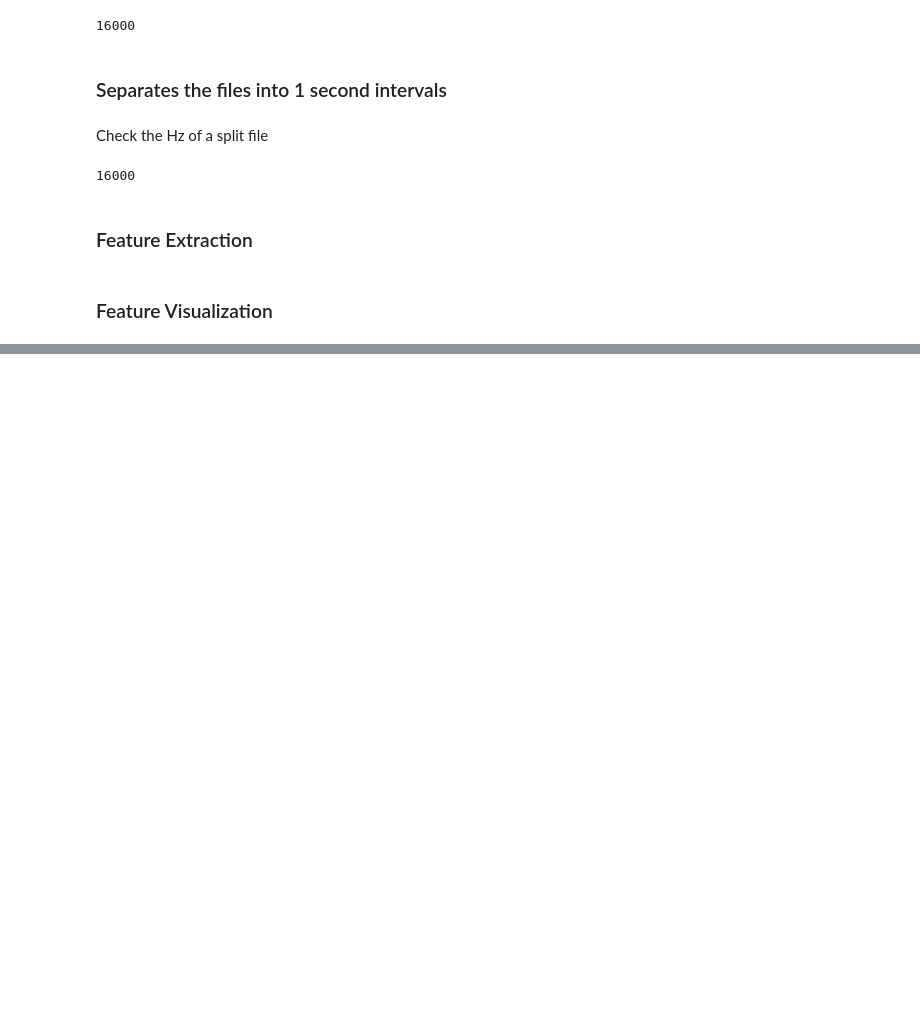
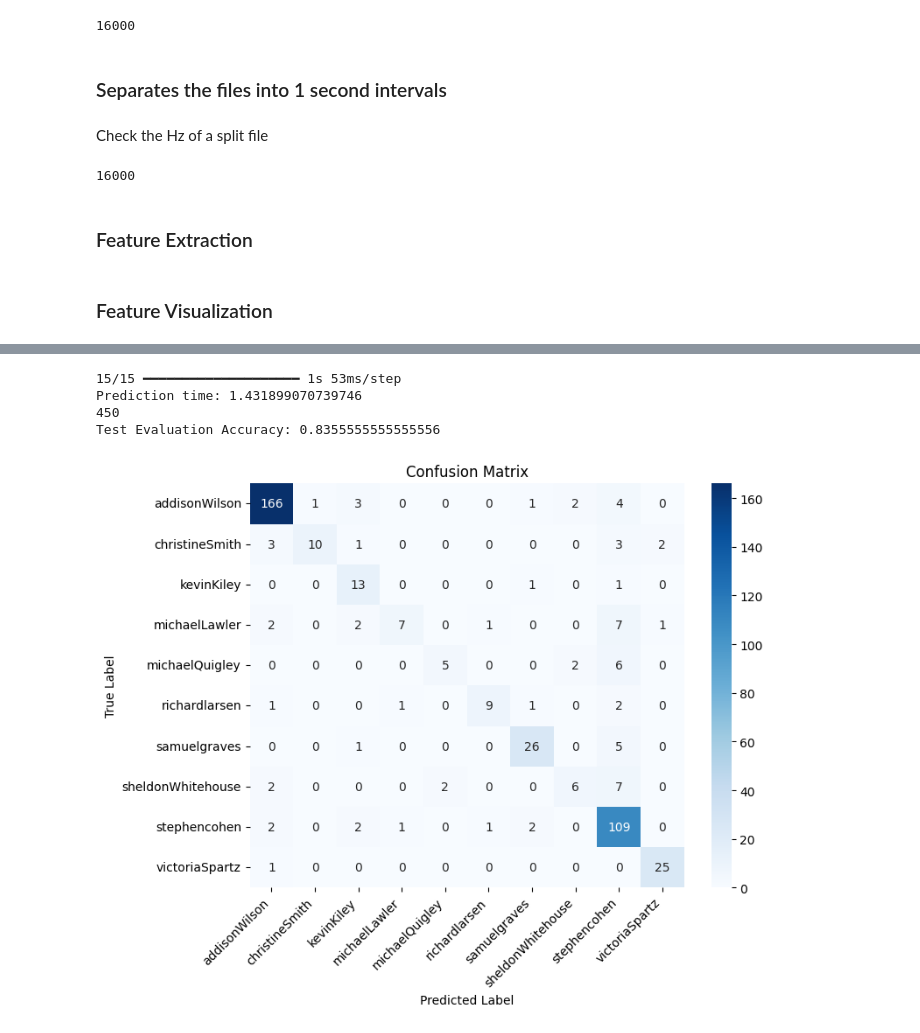
Before and after one commit to ryan-birm/congressional_voice_classification, a Jupyter notebook: voice_creation.ipynb, the cells around one changed output, grey strips where cells are left out. Saved outputs shown, nothing was run; the diff lists cells and outputs as text; code cells hidden in the pictures; blank space fills up the shorter version.

Commit message:
Need More Data. SVM at 77.5% and RNN at 83.5%

```diff
--- a/voice_creation.ipynb
+++ b/voice_creation.ipynb
@@ -137,0 +220,18 @@ TypeError: 'int' object is not iterable
+# %%
+label_encoder = LabelEncoder()
+label_enc = label_encoder.fit_transform(labels)
+#label_encoder.classes_ = np.array(labels)
+X_train_rnn, X_test_rnn, y_train_rnn, y_test_rnn = train_test_split(features, label_enc, test_size=0.2, random_state=42)
+# %%
+model = tf.keras.Sequential([
+    tf.keras.layers.LSTM(128, input_shape=(X_train_rnn.shape[1], X_train_rnn.shape[2])),
+    tf.keras.layers.Dense(64, activation='relu'),
+    tf.keras.layers.Dense(len(label), activation='softmax')
+])
+
+# Compile the model
+model.compile(optimizer='adam', loss='sparse_categorical_crossentropy', metrics=['accuracy'])
+
+# Train the model
+#history = model.fit(X_train, y_train, validation_data=(X_val, y_val), epochs=20, batch_size=32)
+history = model.fit(X_train_rnn, y_train_rnn, epochs=20, batch_size=32)
@@ -137,0 +256,39 @@ TypeError: 'int' object is not iterable
+# %%
+from sklearn.metrics import accuracy_score
+from sklearn.metrics import confusion_matrix
+import seaborn as sns
+import matplotlib.pyplot as plt
+import time
+start_time = time.time()
+y_pred_probabilities = model.predict(X_test_rnn)
+print("Prediction time:", time.time() - start_time)
+
+y_pred = np.argmax(y_pred_probabilities, axis=1)
+
+# Decode the labels back to original format
+y_test_decoded = label_encoder.inverse_transform(y_test_rnn)
+y_pred_decoded = label_encoder.inverse_transform(y_pred)
+print(len(y_pred_decoded))
+# Create a confusion matrix
+conf_matrix = confusion_matrix(y_test_decoded, y_pred_decoded, labels=np.unique(labels))
+
+# Calculate accuracy
+accuracy = accuracy_score(y_test_decoded, y_pred_decoded)
+print(f"Test Evaluation Accuracy: {accuracy}")
+
+plt.figure(figsize=(8, 6))
+sns.heatmap(conf_matrix, annot=True, fmt="d", cmap="Blues", xticklabels=label_encoder.classes_, yticklabels=label_encoder.classes_)
+
+# Rotate x-axis labels by 45 degrees
+plt.xticks(rotation=45, ha="right")
+
+plt.title("Confusion Matrix")
+plt.xlabel("Predicted Label")
+plt.ylabel("True Label")
+plt.show()
+# %% [output]
+15/15 ━━━━━━━━━━━━━━━━━━━━ 1s 53ms/step
+Prediction time: 1.431899070739746
+450
+Test Evaluation Accuracy: 0.8355555555555556
+[figure, added]
```
Also changed, not shown: parts of 14 cells of this notebook, 2 other files.
